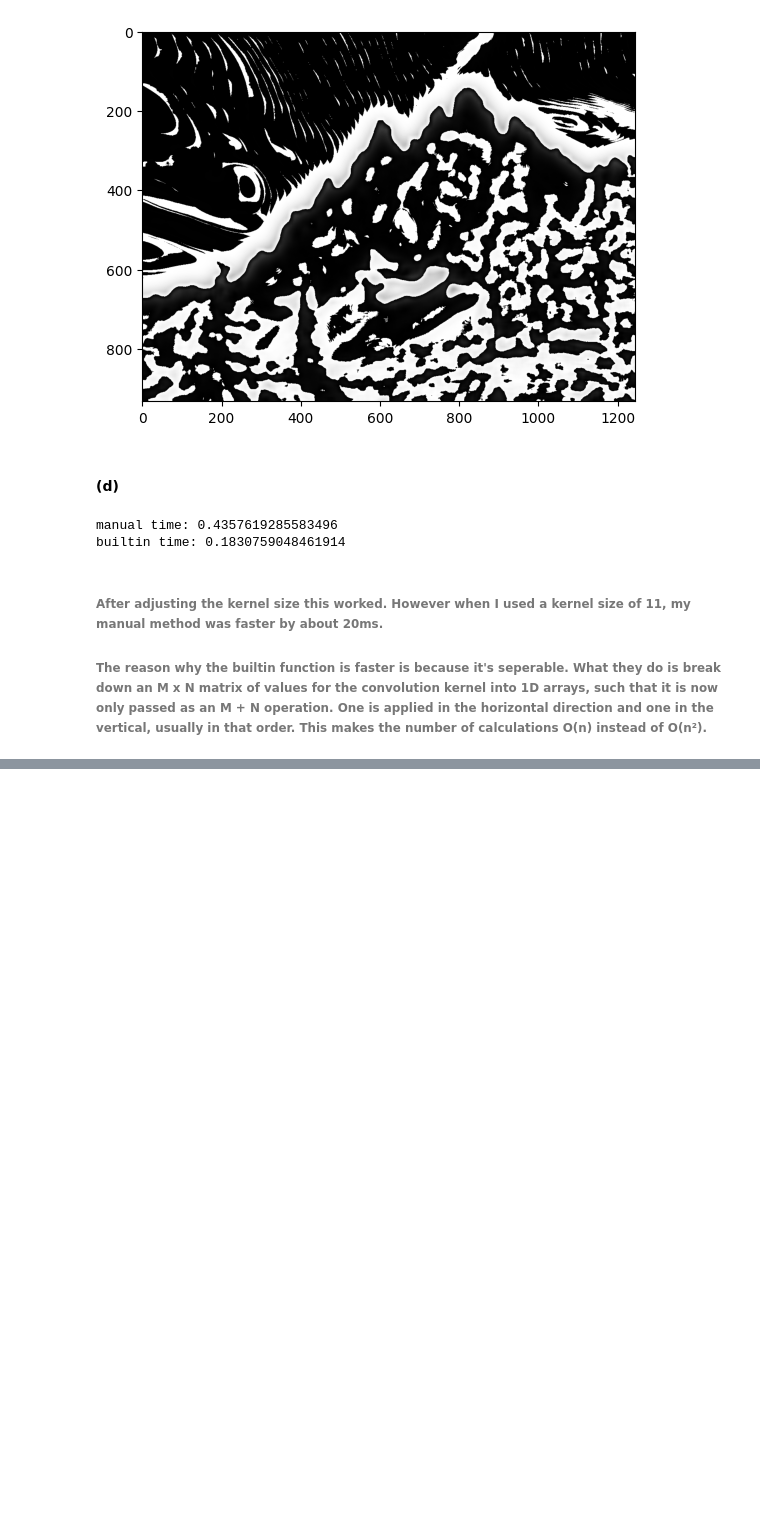
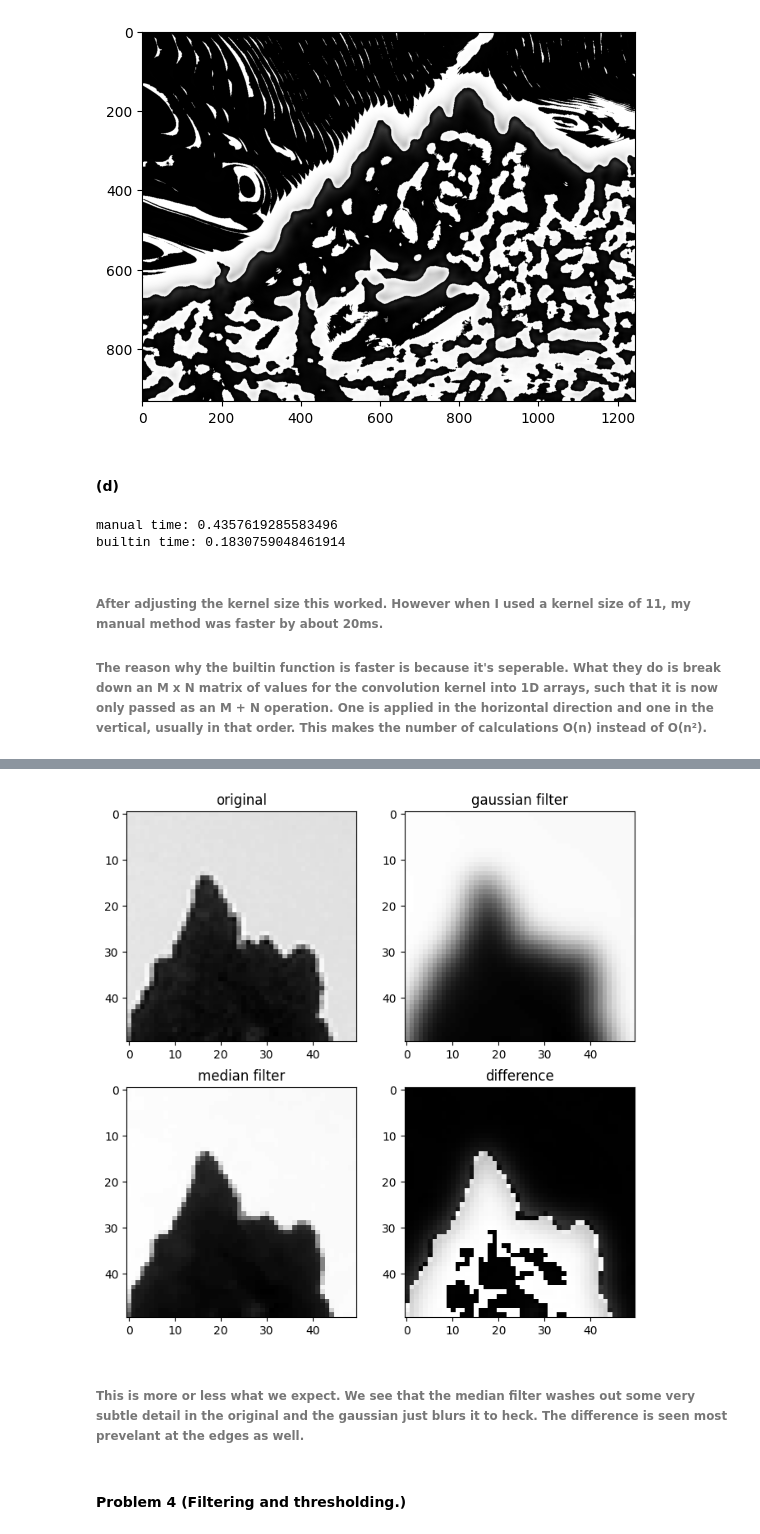
Before and after one commit to babrouse/image_analysis, a Jupyter notebook: homework/submitted/homework_3.ipynb, the cells around one changed output, grey strips where cells are left out. Drawn from its saved outputs; the diff is of its cells as text; code cells hidden in the pictures; blank space fills up the shorter version.

```diff
--- a/homework/submitted/homework_3.ipynb
+++ b/homework/submitted/homework_3.ipynb
@@ -199,0 +240,26 @@ builtin time: 0.1830759048461914
+# %%
+x_zoom, y_zoom = 585, 210
+dx, dy = 50, 50
+
+fig, axes = plt.subplots(2, 2, figsize=(8, 8))
+ax = axes.ravel()
+
+ax[0].imshow(tfj_gray[y_zoom:(y_zoom + dy), x_zoom:(x_zoom + dx)], cmap='gray')
+ax[0].set_title('original')
+
+ax[1].imshow(tfj_gauss_3[y_zoom:(y_zoom + dy), x_zoom:(x_zoom + dx)], cmap='gray')
+ax[1].set_title('gaussian filter')
+
+ax[2].imshow(tfj_median[y_zoom:(y_zoom + dy), x_zoom:(x_zoom + dx)], cmap='gray')
+ax[2].set_title('median filter')
+
+ax[3].imshow(med_gauss_diff[y_zoom:(y_zoom + dy), x_zoom:(x_zoom + dx)], cmap='gray')
+ax[3].set_title('difference')
+
+plt.savefig('images/homework_3/median_gauss_grid.png')
+# %% [output]
+[figure, added]
+# %% [markdown]
+###### This is more or less what we expect. We see that the median filter washes out some very subtle detail in the original and the gaussian just blurs it to heck. The difference is seen most prevelant at the edges as well.
+# %% [markdown]
+#### Problem 4 (Filtering and thresholding.)
```
Also changed, not shown: parts of 3 cells of this notebook, 1 other file.
